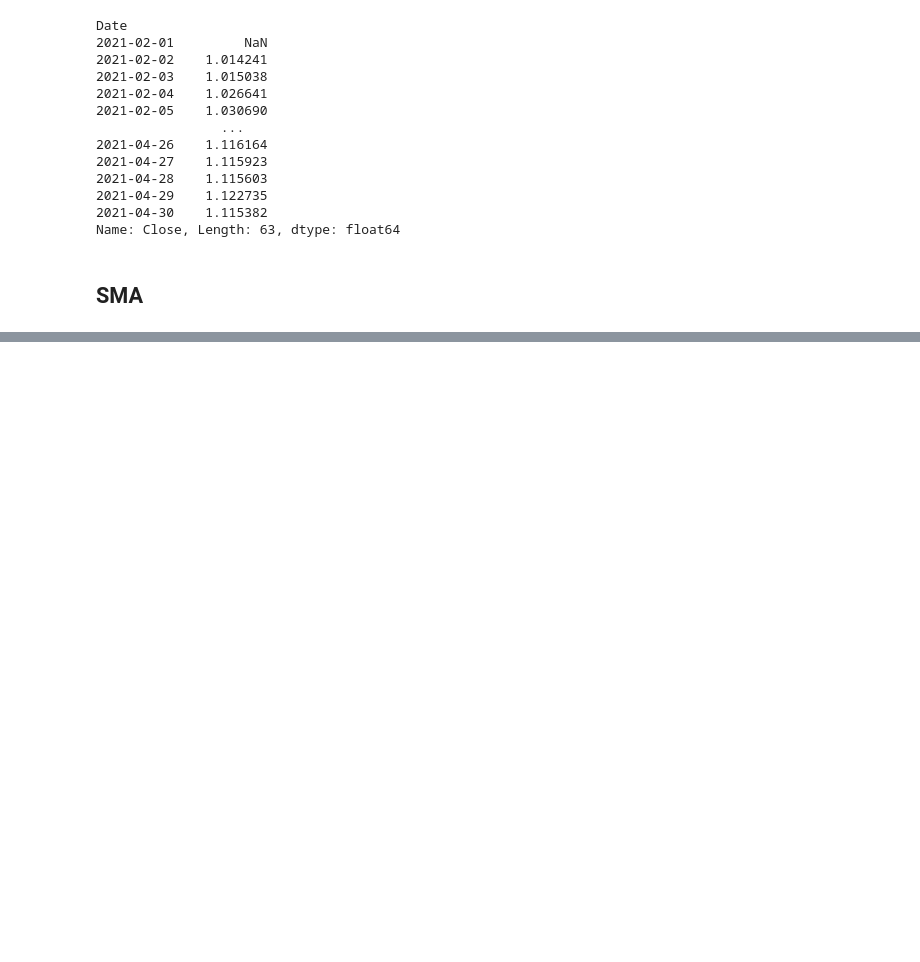
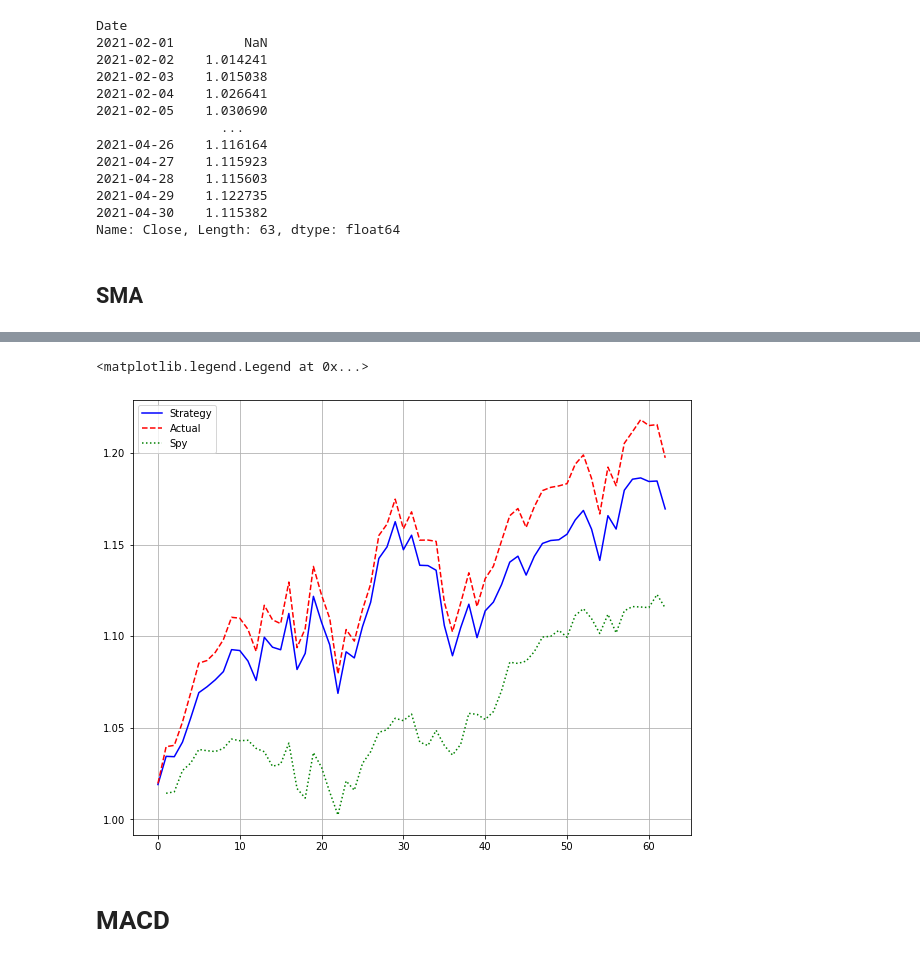
Before and after one commit to tonghuang-uw/Project_2, a Jupyter notebook: Machine Learning Model Back Test 1.ipynb, the cells around one changed output, grey strips where cells are left out. Drawn from its saved outputs; the diff is of its cells as text; code cells hidden in the pictures; blank space fills up the shorter version.

Commit message:
Generated first extra alpha in a back-test

```diff
--- a/Machine Learning Model.ipynb
+++ b/Machine Learning Model Back Test 1.ipynb
@@ -422,8 +406,0 @@ historical_train
-# %%
-scaler = StandardScaler()
-X_scaler = scaler.fit(historical_train[["SMA_short","SMA_long","distance"]])
-X_train_scaled = X_scaler.transform(historical_train[["SMA_short","SMA_long","distance"]])
-X_test_scaled = X_scaler.transform(historical_test[["SMA_short","SMA_long","distance"]])
-# %%
-svm_model = SVC()
-svm_model = svm_model.fit(X_train_scaled, np.sign(historical_train[["return"]]))
@@ -466,0 +467,14 @@ historical_test[["strategy","return"]].cumsum().apply(np.exp)
+# %%
+spy = np.array(yf.Ticker("spy").history(period="2y").loc["2021-02":"2021-04"]["Close"].pct_change().cumsum().apply(np.exp))
+
+plt.figure(figsize=(10,8))
+plt.plot(strat,'b-', label="Strategy")
+plt.plot(actual,'r--', label="Actual")
+plt.plot(spy,'g:', label="Spy")
+plt.grid()
+plt.legend()
+# %% [output]
+<matplotlib.legend.Legend at 0x...>
+[figure, added]
+# %% [markdown]
+# MACD
```
Also changed, not shown: parts of 11 cells of this notebook.
